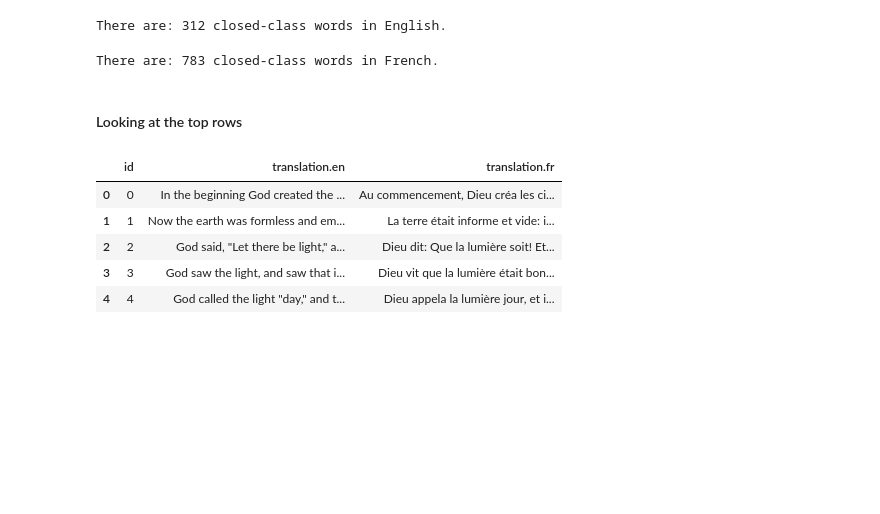
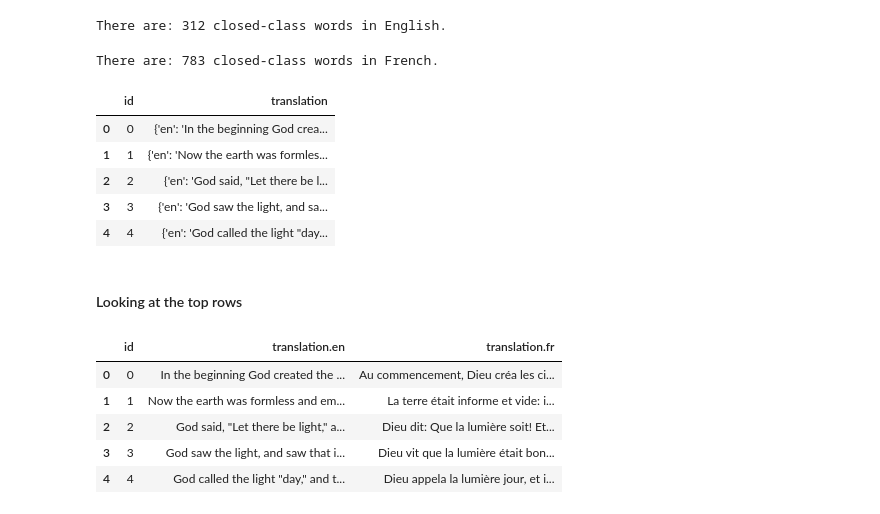
Before and after one commit to huggingface/data-measurements-tool, a Jupyter notebook: notebooks/ZipfsLaw-Stats-Multilingual.ipynb, the cells around one changed output. Saved outputs shown, nothing was run; the diff lists cells and outputs as text; code cells hidden in the pictures; blank space fills up the shorter version.

```diff
--- a/notebooks/ZipfsLaw-Stats-Multilingual.ipynb
+++ b/notebooks/ZipfsLaw-Stats-Multilingual.ipynb
@@ -12,6 +12,8 @@ import matplotlib.pyplot as plt
 plt.style.use('fivethirtyeight')
 import numpy as np
 from statistics import harmonic_mean
+# %%
+pd.set_option('max_colwidth', None)
 # %%
 #data= load_dataset("imdb", split= "test")
 #data= load_dataset("oscar", "unshuffled_deduplicated_en", split = "train", streaming= True)
@@ -116,6 +118,17 @@ There are: 783 closed-class words in French.
 #For streaming data
 data_head = data.take(10000)
 datadf= pd.DataFrame(data_head)
+# %%
+df = pd.DataFrame.from_dict(data)
+# %%
+df.head()
+# %% [output]
+|  | id | translation |
+| 0 | 0 | {'en': 'In the beginning God crea... |
+| 1 | 1 | {'en': 'Now the earth was formles... |
+| 2 | 2 | {'en': 'God said, "Let there be l... |
+| 3 | 3 | {'en': 'God saw the light, and sa... |
+| 4 | 4 | {'en': 'God called the light "day... |
 # %%
 #for non-streaming data
 datadf = pd.json_normalize(data)
```
